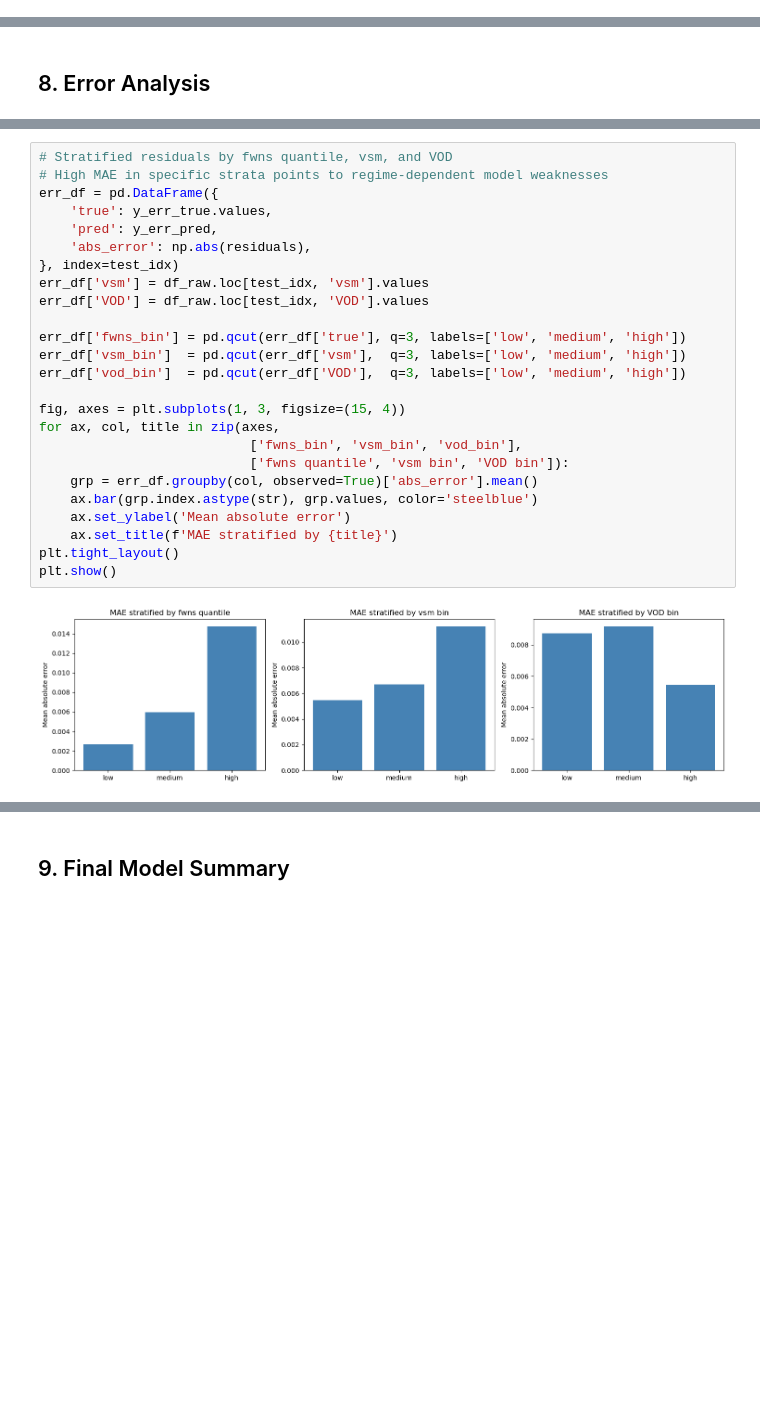
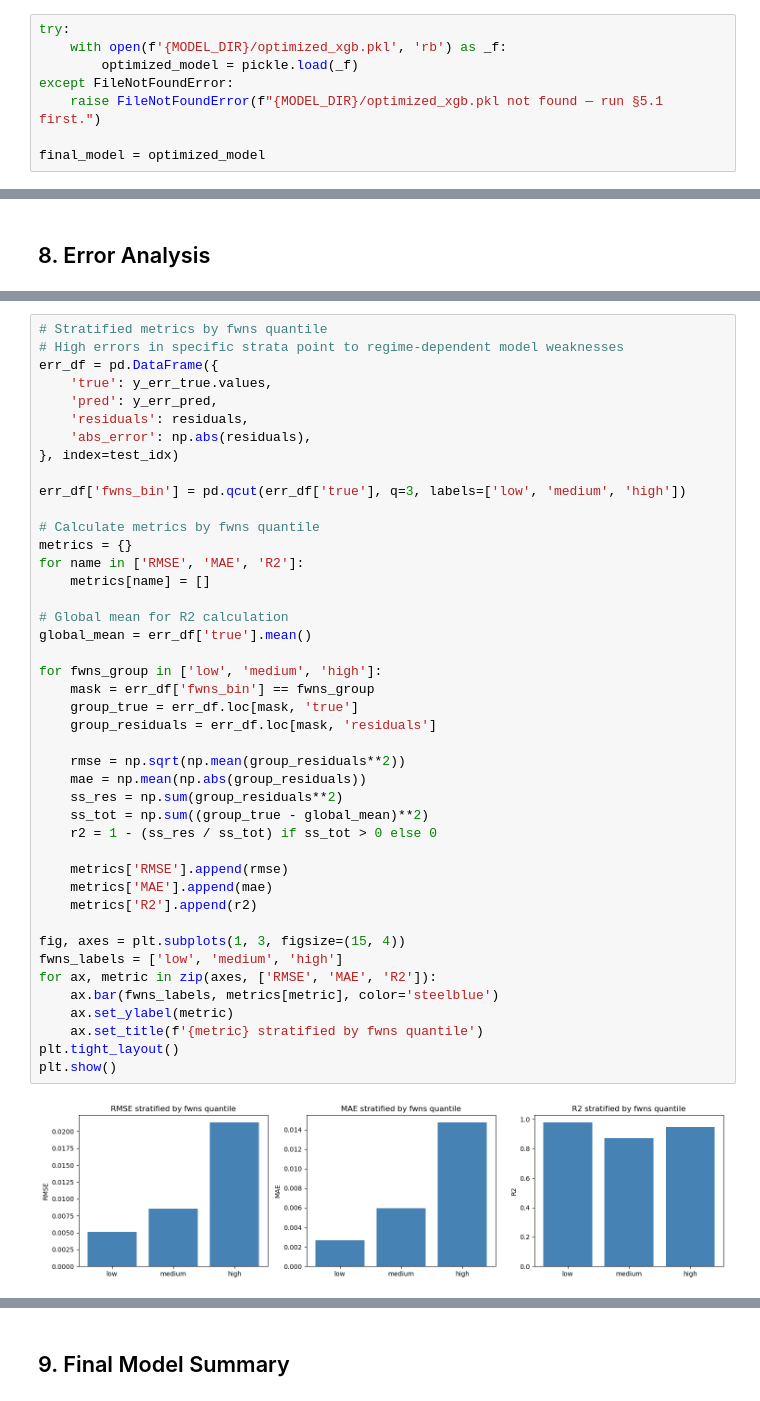
Before and after one commit to marcvem2AED/ML-framework-for-SWF-retrieval, a Jupyter notebook: 3-Model_training.ipynb, the cells around one changed output, grey strips where cells are left out. Drawn from its saved outputs; the diff is of its cells as text; blank space fills up the shorter version.

Commit message:
Updated error analysis

```diff
--- a/3-Model_training.ipynb
+++ b/3-Model_training.ipynb
@@ -560,6 +572,14 @@ except FileNotFoundError:
     raise FileNotFoundError(f"{MODEL_DIR}/optimized_xgb.pkl not found — run §5.1 first.")
 # %% [output]
 FileNotFoundError: models/final_hpo_params.json not found — run §6 first.
+# %%
+try:
+    with open(f'{MODEL_DIR}/optimized_xgb.pkl', 'rb') as _f:
+        optimized_model = pickle.load(_f)
+except FileNotFoundError:
+    raise FileNotFoundError(f"{MODEL_DIR}/optimized_xgb.pkl not found — run §5.1 first.")
+
+final_model = optimized_model
 # %% [markdown]
 ## 2. Physics Baseline
 
@@ -1570,30 +1588,48 @@ plt.show()
 # %% [output]
 [figure]
 # %%
-# Stratified residuals by fwns quantile, vsm, and VOD
-# High MAE in specific strata points to regime-dependent model weaknesses
+# Stratified metrics by fwns quantile
+# High errors in specific strata point to regime-dependent model weaknesses
 err_df = pd.DataFrame({
     'true': y_err_true.values,
     'pred': y_err_pred,
+    'residuals': residuals,
     'abs_error': np.abs(residuals),
 }, index=test_idx)
-err_df['vsm'] = df_raw.loc[test_idx, 'vsm'].values
-err_df['VOD'] = df_raw.loc[test_idx, 'VOD'].values
 
 err_df['fwns_bin'] = pd.qcut(err_df['true'], q=3, labels=['low', 'medium', 'high'])
-err_df['vsm_bin']  = pd.qcut(err_df['vsm'],  q=3, labels=['low', 'medium', 'high'])
-err_df['vod_bin']  = pd.qcut(err_df['VOD'],  q=3, labels=['low', 'medium', 'high'])
+
+# Calculate metrics by fwns quantile
+metrics = {}
+for name in ['RMSE', 'MAE', 'R2']:
+    metrics[name] = []
+
+# Global mean for R2 calculation
+global_mean = err_df['true'].mean()
+
+for fwns_group in ['low', 'medium', 'high']:
+    mask = err_df['fwns_bin'] == fwns_group
+    group_true = err_df.loc[mask, 'true']
+    group_residuals = err_df.loc[mask, 'residuals']
+
+    rmse = np.sqrt(np.mean(group_residuals**2))
+    mae = np.mean(np.abs(group_residuals))
+    ss_res = np.sum(group_residuals**2)
+    ss_tot = np.sum((group_true - global_mean)**2)
+    r2 = 1 - (ss_res / ss_tot) if ss_tot > 0 else 0
+
+    metrics['RMSE'].append(rmse)
+    metrics['MAE'].append(mae)
+    metrics['R2'].append(r2)
 
 fig, axes = plt.subplots(1, 3, figsize=(15, 4))
-for ax, col, title in zip(axes,
-                           ['fwns_bin', 'vsm_bin', 'vod_bin'],
-                           ['fwns quantile', 'vsm bin', 'VOD bin']):
-    grp = err_df.groupby(col, observed=True)['abs_error'].mean()
-    ax.bar(grp.index.astype(str), grp.values, color='steelblue')
-    ax.set_ylabel('Mean absolute error')
-    ax.set_title(f'MAE stratified by {title}')
+fwns_labels = ['low', 'medium', 'high']
+for ax, metric in zip(axes, ['RMSE', 'MAE', 'R2']):
+    ax.bar(fwns_labels, metrics[metric], color='steelblue')
+    ax.set_ylabel(metric)
+    ax.set_title(f'{metric} stratified by fwns quantile')
 plt.tight_layout()
 plt.show()
 # %% [output]
-[figure, old version]
+[figure, new version]
 # %%
```
Also changed, not shown: parts of 11 cells of this notebook, 1 other file.
